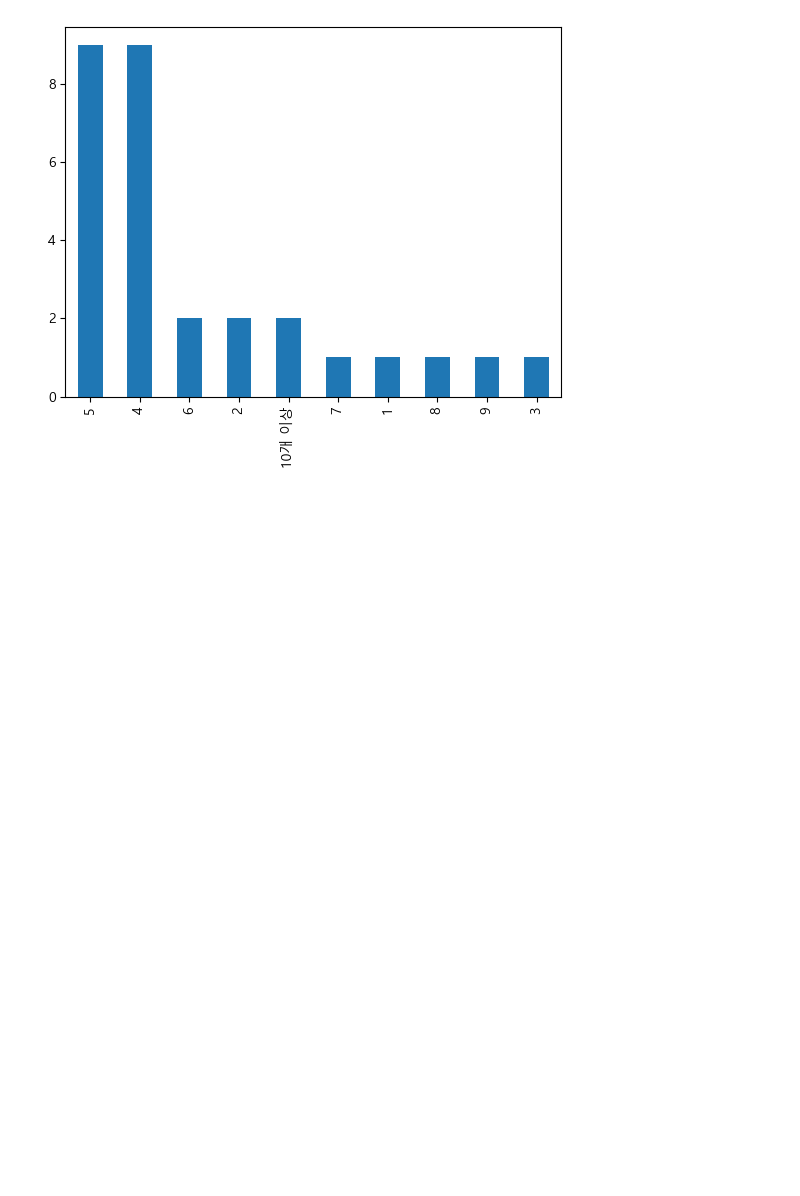
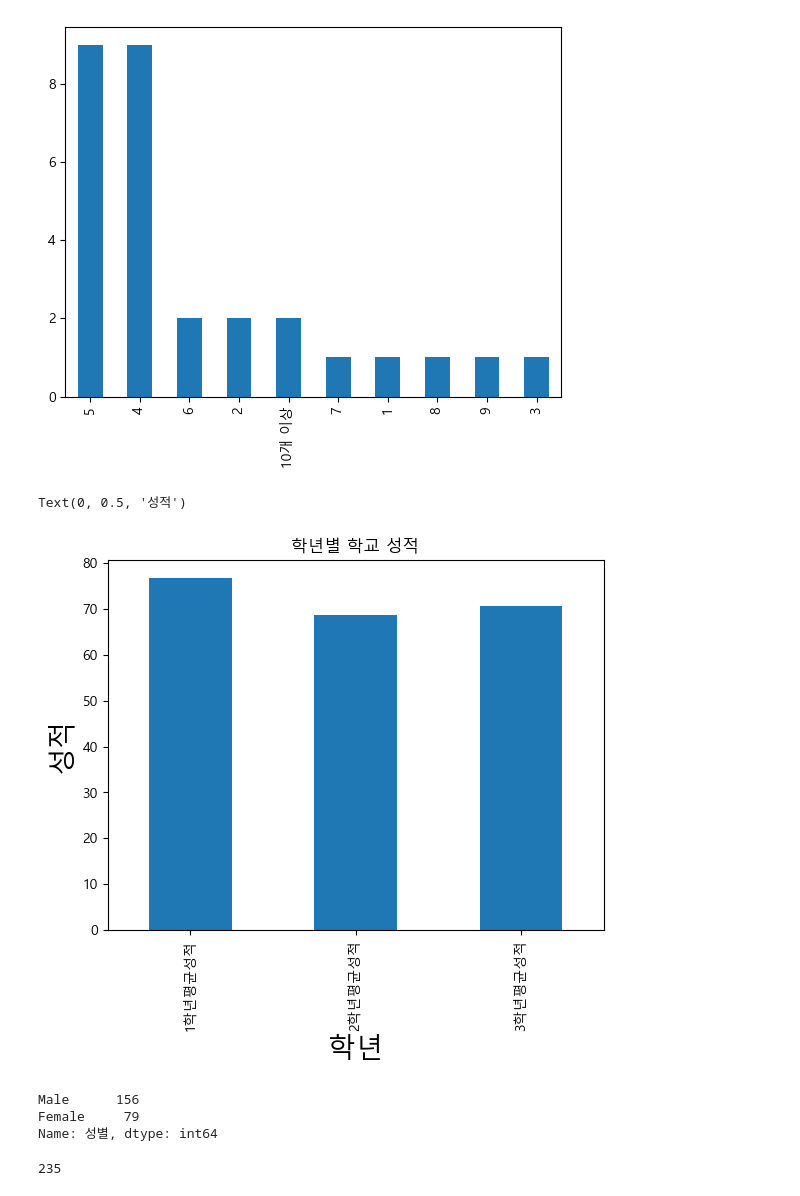
Before and after one commit to choi55j/contest, a Jupyter notebook: 대회1.ipynb, the cells around one changed output. Saved outputs shown, nothing was run; the diff lists cells and outputs as text; code cells hidden in the pictures; blank space fills up the shorter version.

```diff
--- a/대회1.ipynb
+++ b/대회1.ipynb
@@ -305,3 +305,21 @@ jsysoo[jsysoo["학년"]=="3학년"]["자격증 개수"].value_counts().plot(kind
 # %% [output]
 <AxesSubplot:>
 [figure]
+# %%
+df[["1학년평균성적","2학년평균성적","3학년평균성적"]].mean().plot(kind='bar',
+                                               title="학년별 학교 성적")
+plt.xlabel("학년", fontsize=20)
+plt.ylabel("성적",fontsize=20)
+# %% [output]
+Text(0, 0.5, '성적')
+[figure, added]
+# %%
+df["성별"].value_counts()
+# %% [output]
+Male      156
+Female     79
+Name: 성별, dtype: int64
+# %%
+df["성별"].size
+# %% [output]
+235
```
Also changed, not shown: parts of 28 cells of this notebook.
